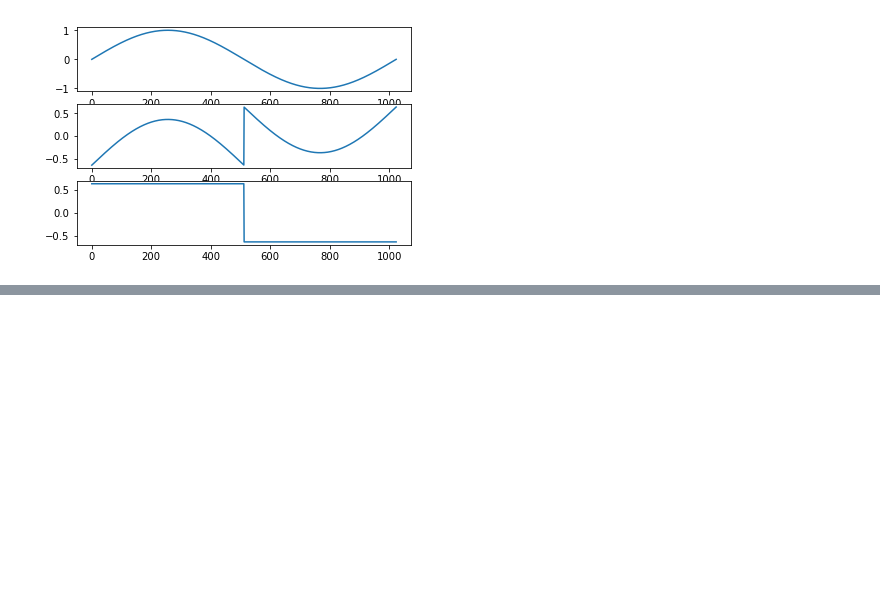
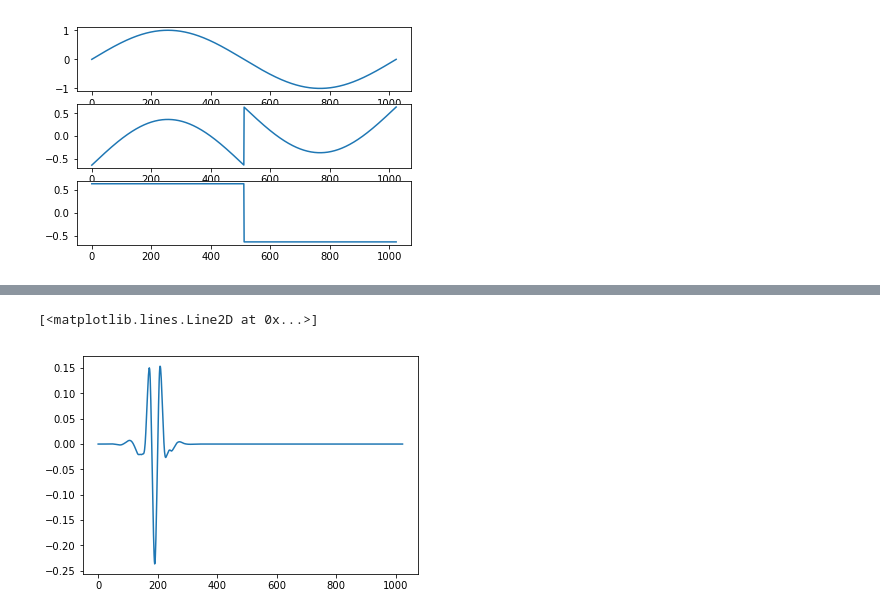
Before and after one commit to mlamoureux/Amat503, a Jupyter notebook: Lecture09_code.ipynb, the cells around one changed output, grey strips where cells are left out. Saved outputs shown, nothing was run; the diff lists cells and outputs as text; code cells hidden in the pictures; blank space fills up the shorter version.

```diff
--- a/Lecture09_code.ipynb
+++ b/Lecture09_code.ipynb
@@ -323,0 +366,8 @@ plot(x-y)
+# %%
+coeffs = wavedec(0*x, 'coif4')
+coeffs[1][16]=1
+y = waverec(coeffs, 'coif4')
+plot(y)
+# %% [output]
+[<matplotlib.lines.Line2D at 0x...>]
+[figure, added]
```
Also changed, not shown: parts of 21 cells of this notebook.
